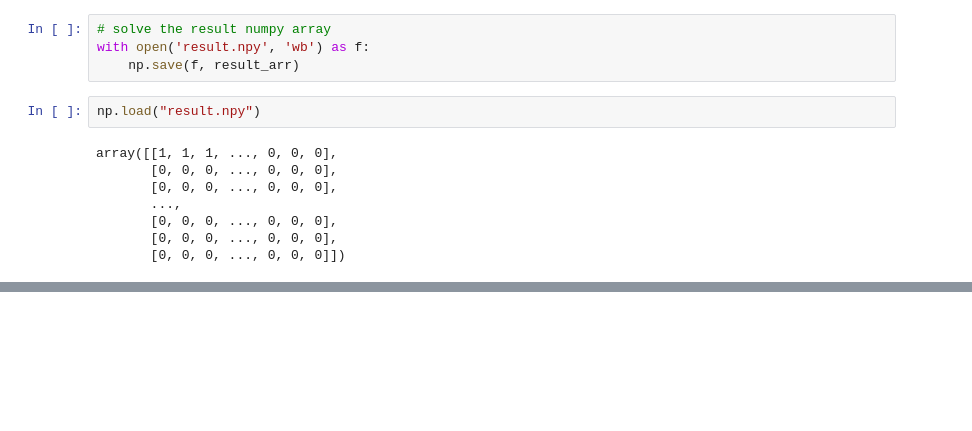
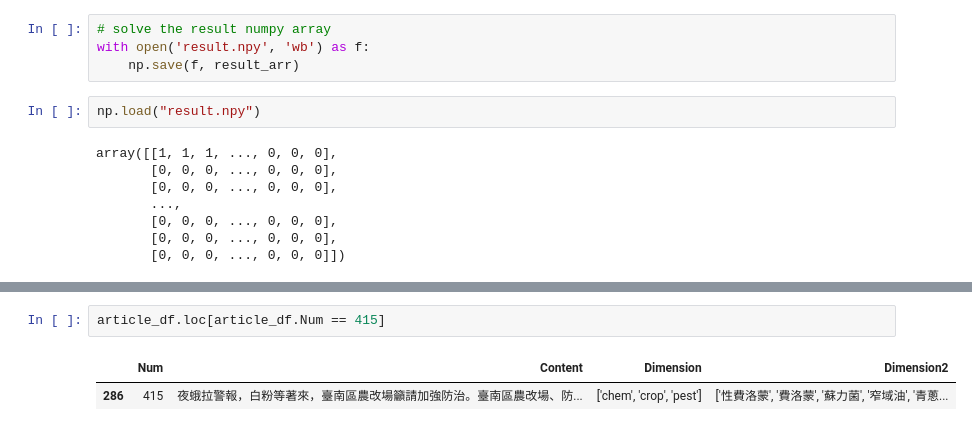
Before and after one commit to rainyjonne/isa-dm-final, a Jupyter notebook: Final-labeling.ipynb, the cells around one changed output, grey strips where cells are left out. Saved outputs shown, nothing was run; the diff lists cells and outputs as text; blank space fills up the shorter version.

```diff
--- a/Final-labeling.ipynb
+++ b/Final-labeling.ipynb
@@ -162,0 +170,5 @@ array([[1, 1, 1, ..., 0, 0, 0],
+# %%
+article_df.loc[article_df.Num == 415]
+# %% [output]
+|  | Num | Content | Dimension | Dimension2 |
+| 286 | 415 | 夜蛾拉警報，白粉等著來，臺南區農改場籲請加強防治。臺南區農改場、防... | ['chem', 'crop', 'pest'] | ['性費洛蒙', '費洛蒙', '蘇力菌', '窄域油', '青蔥... |
```
Also changed, not shown: parts of 2 cells of this notebook.
